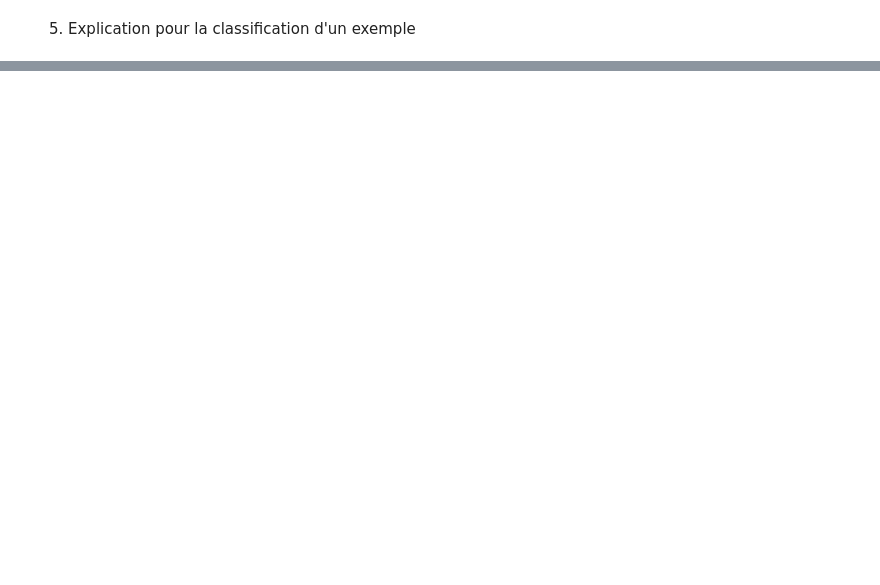
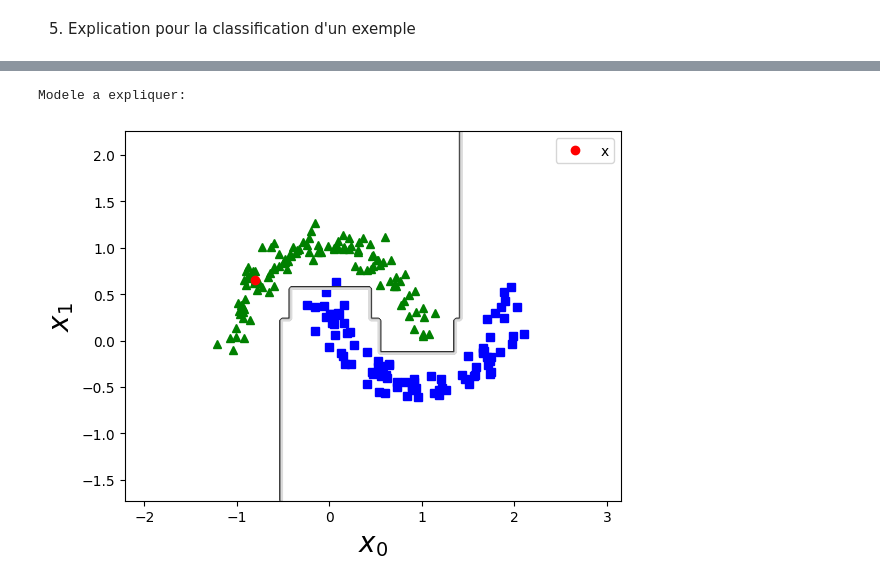
Before and after one commit to pidoux7/XAI, a Jupyter notebook: TME7/TME7.ipynb, the cells around one changed output, grey strips where cells are left out. Saved outputs shown, nothing was run; the diff lists cells and outputs as text; code cells hidden in the pictures; blank space fills up the shorter version.

```diff
--- a/TME7/TME7.ipynb
+++ b/TME7/TME7.ipynb
@@ -208,0 +500,6 @@ valeurs différentes: l'explication a 0, l'exemple a petal width (cm) <= 1.75
+# %%
+print('Modele a expliquer: ')
+affichage_list(x, X_test, y_test, model1)
+# %% [output]
+Modele a expliquer:
+[figure, added]
```
Also changed, not shown: parts of 29 cells of this notebook, 1 other file.
